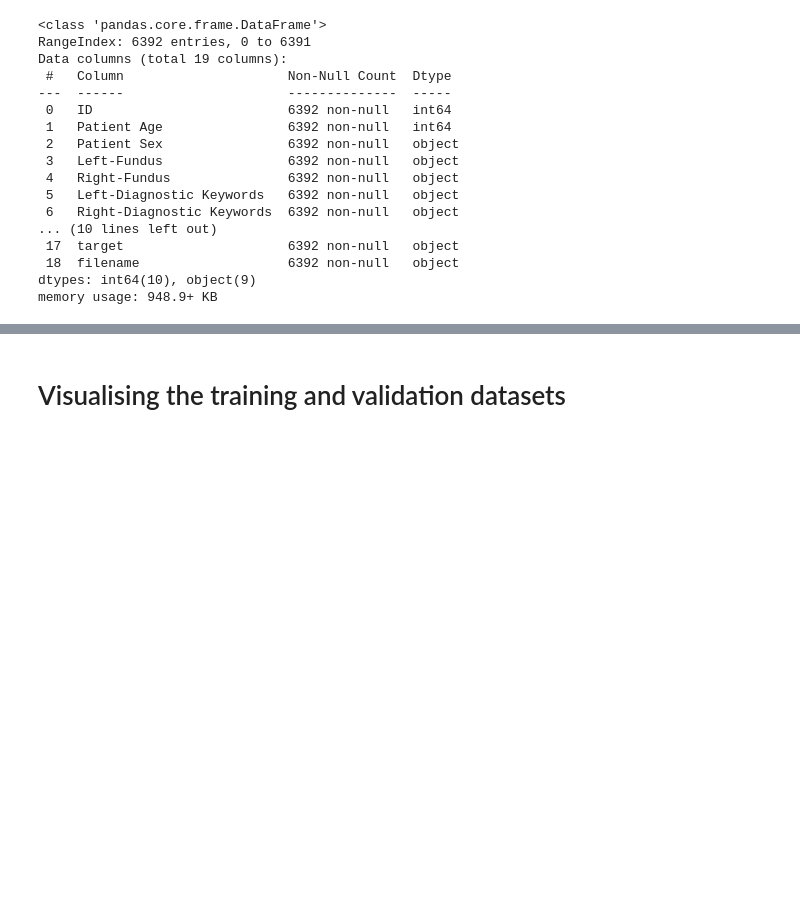
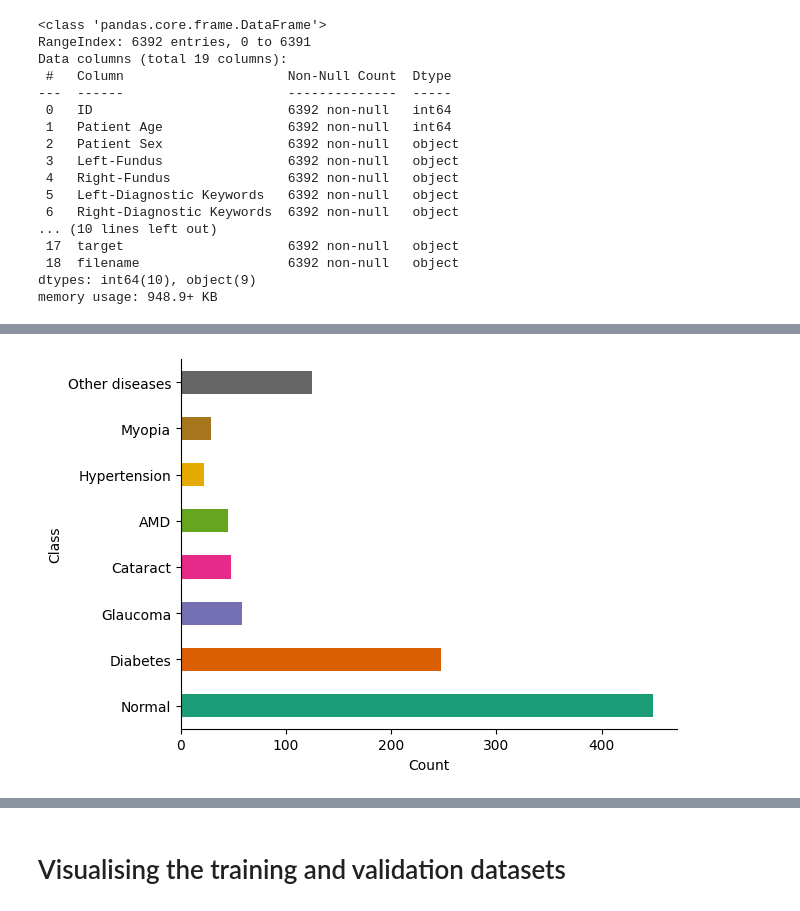
Before and after one commit to dduwa/Group-23, a Jupyter notebook: Xception_ODIR5K.ipynb, the cells around one changed output, grey strips where cells are left out. Cells and saved outputs as stored; diff of their text form; code cells hidden in the pictures; blank space fills up the shorter version.

```diff
--- a/Xception_ODIR5K.ipynb
+++ b/Xception_ODIR5K.ipynb
@@ -117,0 +128,20 @@ train_df, val_df = train_test_split(
+# %%
+# @title Distribution of Validation Data
+# Define the class names
+class_labels = ['Normal', 'Diabetes', 'Glaucoma', 'Cataract', 'AMD', 'Hypertension', 'Myopia', 'Other diseases']
+
+# Decode one-hot encoded labels to class names
+val_df['class_name'] = val_df['target'].apply(lambda x: class_labels[ast.literal_eval(x).index(1)])
+
+
+# Now we create a Series with the counts of each class name
+class_counts = val_df['class_name'].value_counts().reindex(class_labels).fillna(0)
+
+# Plot the distribution with class names in the same order as class_labels
+class_counts.plot(kind='barh', color=sns.color_palette('Dark2'))
+plt.gca().spines[['top', 'right']].set_visible(False)
+plt.xlabel('Count')
+plt.ylabel('Class')
+plt.show()
+# %% [output]
+[figure, added]
```
Also changed, not shown: parts of 64 cells of this notebook.
